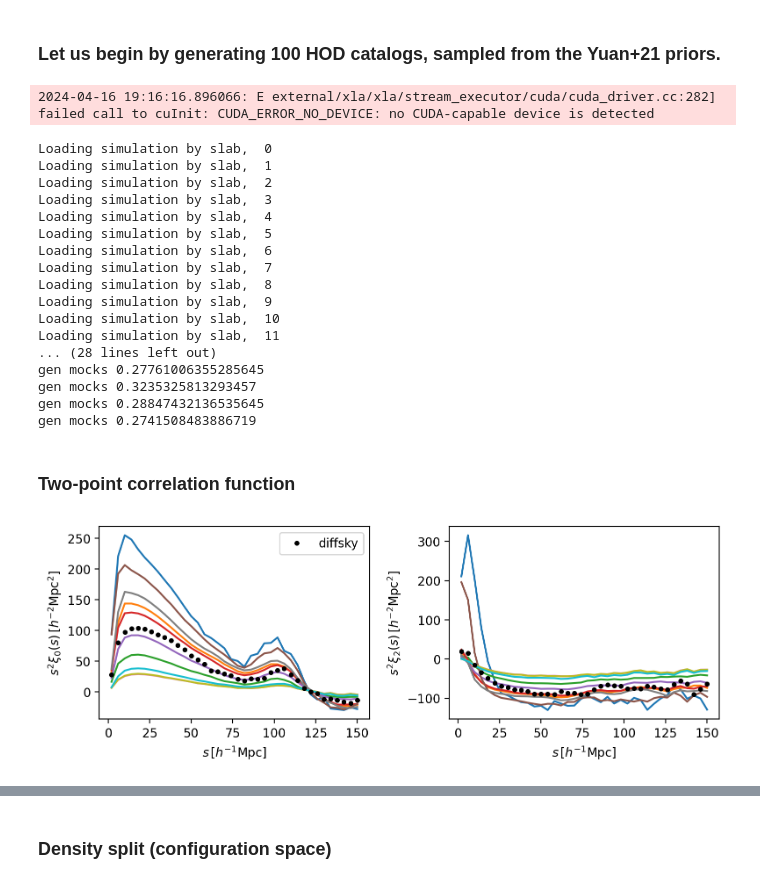
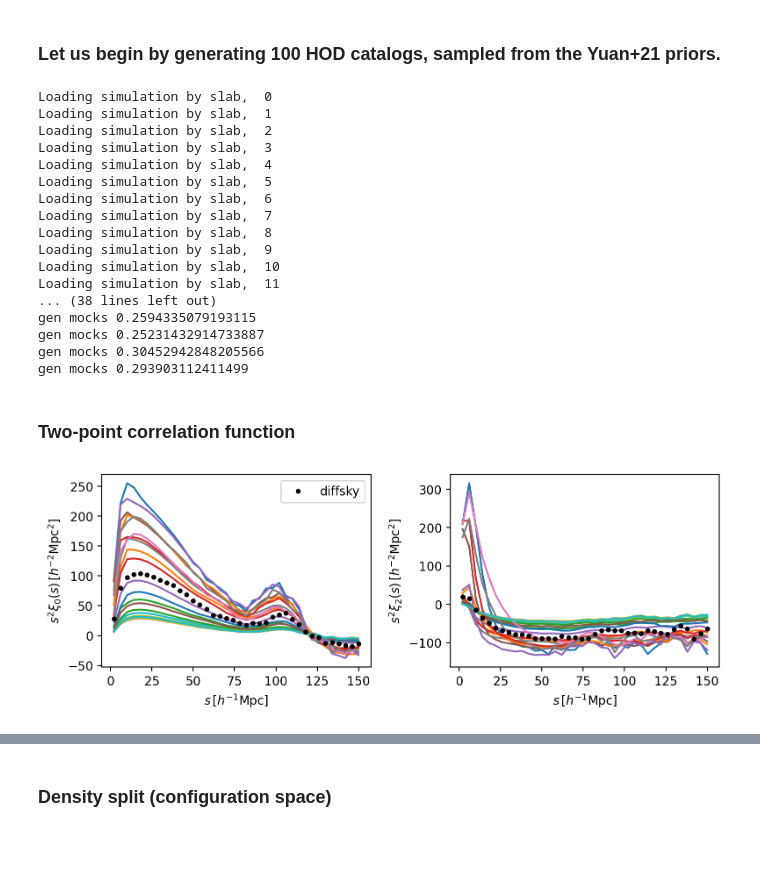
Before and after one commit to epaillas/acm, a Jupyter notebook: nb/emc_priors.ipynb, the cells around one changed output, grey strips where cells are left out. Drawn from its saved outputs; the diff is of its cells as text; code cells hidden in the pictures; blank space fills up the shorter version.

```diff
--- a/nb/emc_priors.ipynb
+++ b/nb/emc_priors.ipynb
@@ -5,10 +5,13 @@ from pathlib import Path
 import numpy as np
 import pandas
 from cosmoprimo.cosmology import Cosmology
+from acm import setup_logging
 from astropy.table import Table
 import matplotlib.pyplot as plt
 %matplotlib inline
 %config InlineBackend.figure_format='retina'
+plt.rc('text', usetex=True)
+plt.rc('font', family='serif')
 
 
 def read_diffsky(filename, apply_rsd=True, los='z',):
@@ -56,63 +59,64 @@ abacus = AbacusHOD(varied_params=hod_params.keys(),
                    cosmo_idx=0, phase_idx=0)
 
 hod_positions = []
-for i in range(10):
+for i in range(20):
     hod = {key: hod_params[key][i] for key in hod_params.keys()}
     positions_dict = abacus.run(hod, nthreads=128)
     pos = np.c_[positions_dict['X'], positions_dict['Y'], positions_dict['Z_RSD']]
     hod_positions.append(pos)
 # %% [output]
-2024-04-16 19:16:16.896066: E external/xla/xla/stream_executor/cuda/cuda_driver.cc:282] failed call to cuInit: CUDA_ERROR_NO_DEVICE: no CUDA-capable device is detected
+Loading simulation by slab,  0
+Loading simulation by slab,  1
+Loading simulation by slab,  2
+Loading simulation by slab,  3
+Loading simulation by slab,  4
+Loading simulation by slab,  5
+Loading simulation by slab,  6
+Loading simulation by slab,  7
+Loading simulation by slab,  8
+Loading simulation by slab,  9
+Loading simulation by slab,  10
+Loading simulation by slab,  11
+... (38 lines left out)
+gen mocks 0.2594335079193115
+gen mocks 0.25231432914733887
+gen mocks 0.30452942848205566
+gen mocks 0.293903112411499
-Loading simulation by slab,  0
-Loading simulation by slab,  1
-Loading simulation by slab,  2
-Loading simulation by slab,  3
-Loading simulation by slab,  4
-Loading simulation by slab,  5
-Loading simulation by slab,  6
-Loading simulation by slab,  7
-Loading simulation by slab,  8
-Loading simulation by slab,  9
-Loading simulation by slab,  10
-Loading simulation by slab,  11
-... (28 lines left out)
-gen mocks 0.27761006355285645
-gen mocks 0.3235325813293457
-gen mocks 0.28847432136535645
-gen mocks 0.2741508483886719
 # %% [markdown]
 ### Two-point correlation function
 # %%
 from pycorr import TwoPointCorrelationFunction
+
+setup_logging(level='WARNING')
 
 fig, ax = plt.subplots(1, 2, figsize=(8, 3))
 
 sedges = np.arange(0, 154, 4)
 muedges = np.linspace(-1, 1, 241)
 edges = (sedges, muedges)
 
 
-for hod in hod_positions[:10]:
+for hod in hod_positions:
     result = TwoPointCorrelationFunction(mode='smu', boxsize=2000, edges=edges, data_positions1=hod,
                                          position_type='pos', los='z', nthreads=256, compute_sepsavg=False)
     s, multipoles = result(ells=(0, 2), return_sep=True)
     ax[0].plot(s, s**2*multipoles[0])
     ax[1].plot(s, s**2*multipoles[1])
 
 
 result = TwoPointCorrelationFunction(mode='smu', boxsize=1000, edges=edges, data_positions1=diffsky_positions,
                                      position_type='pos', los='z', nthreads=256, compute_sepsavg=False)
 s, multipoles = result(ells=(0, 2), return_sep=True)
 ax[0].plot(s, s**2*multipoles[0], marker='o', ls='', label='diffsky', ms=3.0, color='k')
 ax[1].plot(s, s**2*multipoles[1], marker='o', ls='', label='diffsky', ms=3.0, color='k')
 
 ax[0].set_xlabel(r'$s\, [h^{-1}{\rm Mpc}]$')
 ax[1].set_xlabel(r'$s\, [h^{-1}{\rm Mpc}]$')
 ax[0].set_ylabel(r'$s^2 \xi_0(s)\,[h^{-2}{\rm Mpc^2}]$')
 ax[1].set_ylabel(r'$s^2 \xi_2(s)\,[h^{-2}{\rm Mpc^2}]$')
 ax[0].legend()
 plt.tight_layout()
 
 plt.show()
 # %% [output]
-[figure, old version]
+[figure, new version]
```
Also changed, not shown: parts of 4 cells of this notebook, 5 other files.
